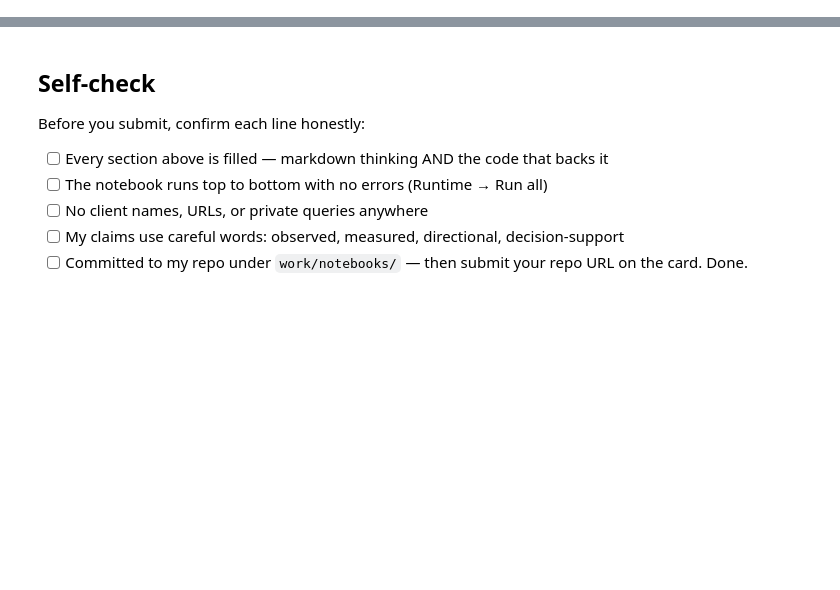
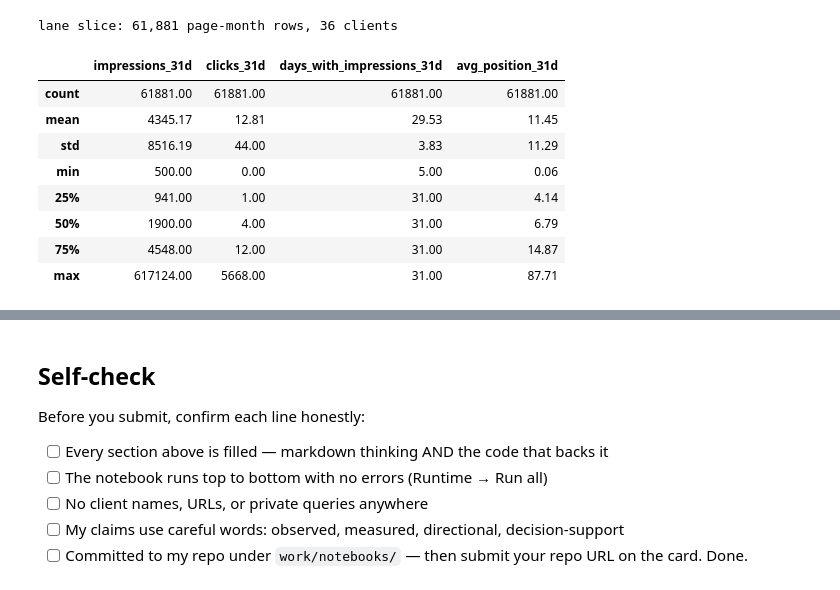
Before and after one commit to widadfatimakhan/flyrank-internship-ml, a Jupyter notebook: work/notebooks/w03_data_contract.ipynb, the cells around one changed output, grey strips where cells are left out. Drawn from its saved outputs; the diff is of its cells as text; code cells hidden in the pictures; blank space fills up the shorter version.

```diff
--- a/work/notebooks/w03_data_contract.ipynb
+++ b/work/notebooks/w03_data_contract.ipynb
@@ -36,0 +491,55 @@ This skeleton is yours to fill. Work the sections **in order** — each one has
+# %%
+# --- The lane slice: page-days -> page-months, all inside the window --------
+# Momentum splits the window into two equal 14-day halves: Mar 18-31 vs Mar 04-17.
+# (Mar 01-03 is deliberately unused so the two halves are the same length.)
+LAST14_FROM, PREV14_FROM = "2026-03-18", "2026-03-04"
+
+lane = con.sql(f"""
+    WITH page_month AS (
+        SELECT
+            {COL['client']}   AS client_hash_id,
+            {COL['content']}  AS content_hash_id,
+
+            SUM({COL['imp']})                                                    AS impressions_31d,
+            SUM({COL['clicks']})                                                 AS clicks_31d,
+            COUNT(DISTINCT CASE WHEN {COL['imp']} > 0 THEN {COL['date']} END)     AS days_with_impressions_31d,
+            MAX({COL['imp']})                                                    AS top_day_impressions,
+
+            SUM({COL['pos']} * {COL['imp']}) FILTER (
+                WHERE {COL['imp']} > 0 AND {COL['pos']} IS NOT NULL AND {COL['pos']} > 0)
+                                                                                 AS pos_weight_num,
+            SUM({COL['imp']}) FILTER (
+                WHERE {COL['imp']} > 0 AND {COL['pos']} IS NOT NULL AND {COL['pos']} > 0)
+                                                                                 AS pos_weight_den,
+            STDDEV_SAMP({COL['pos']}) FILTER (
+                WHERE {COL['imp']} > 0 AND {COL['pos']} IS NOT NULL AND {COL['pos']} > 0)
+                                                                                 AS position_volatility_31d,
+
+            SUM({COL['imp']}) FILTER (WHERE {COL['date']} >= DATE '{LAST14_FROM}') AS imp_last14,
+            SUM({COL['imp']}) FILTER (WHERE {COL['date']} >= DATE '{PREV14_FROM}'
+                                        AND {COL['date']} <  DATE '{LAST14_FROM}') AS imp_prev14
+        FROM {T['fact_month']}
+        WHERE {COL['gsc_flag']} IS TRUE          -- IS TRUE, never = TRUE
+        GROUP BY 1, 2
+    )
+    SELECT *,
+           pos_weight_num / NULLIF(pos_weight_den, 0) AS avg_position_31d
+    FROM page_month
+    WHERE impressions_31d >= {MIN_IMPRESSIONS}
+      AND days_with_impressions_31d >= {MIN_ACTIVE_DAYS}
+      AND pos_weight_den > 0
+""").df()
+
+print(f"lane slice: {len(lane):,} page-month rows, {lane.client_hash_id.nunique()} clients")
+lane[["impressions_31d", "clicks_31d", "days_with_impressions_31d", "avg_position_31d"]].describe().round(2)
+# %% [output]
+lane slice: 61,881 page-month rows, 36 clients
+|  | impressions_31d | clicks_31d | days_with_impressions_31d | avg_position_31d |
+| count | 61881.00 | 61881.00 | 61881.00 | 61881.00 |
+| mean | 4345.17 | 12.81 | 29.53 | 11.45 |
+| std | 8516.19 | 44.00 | 3.83 | 11.29 |
+| min | 500.00 | 0.00 | 5.00 | 0.06 |
+| 25% | 941.00 | 1.00 | 31.00 | 4.14 |
+| 50% | 1900.00 | 4.00 | 31.00 | 6.79 |
+| 75% | 4548.00 | 12.00 | 31.00 | 14.87 |
+| max | 617124.00 | 5668.00 | 31.00 | 87.71 |
```
Also changed, not shown: parts of 35 cells of this notebook.
